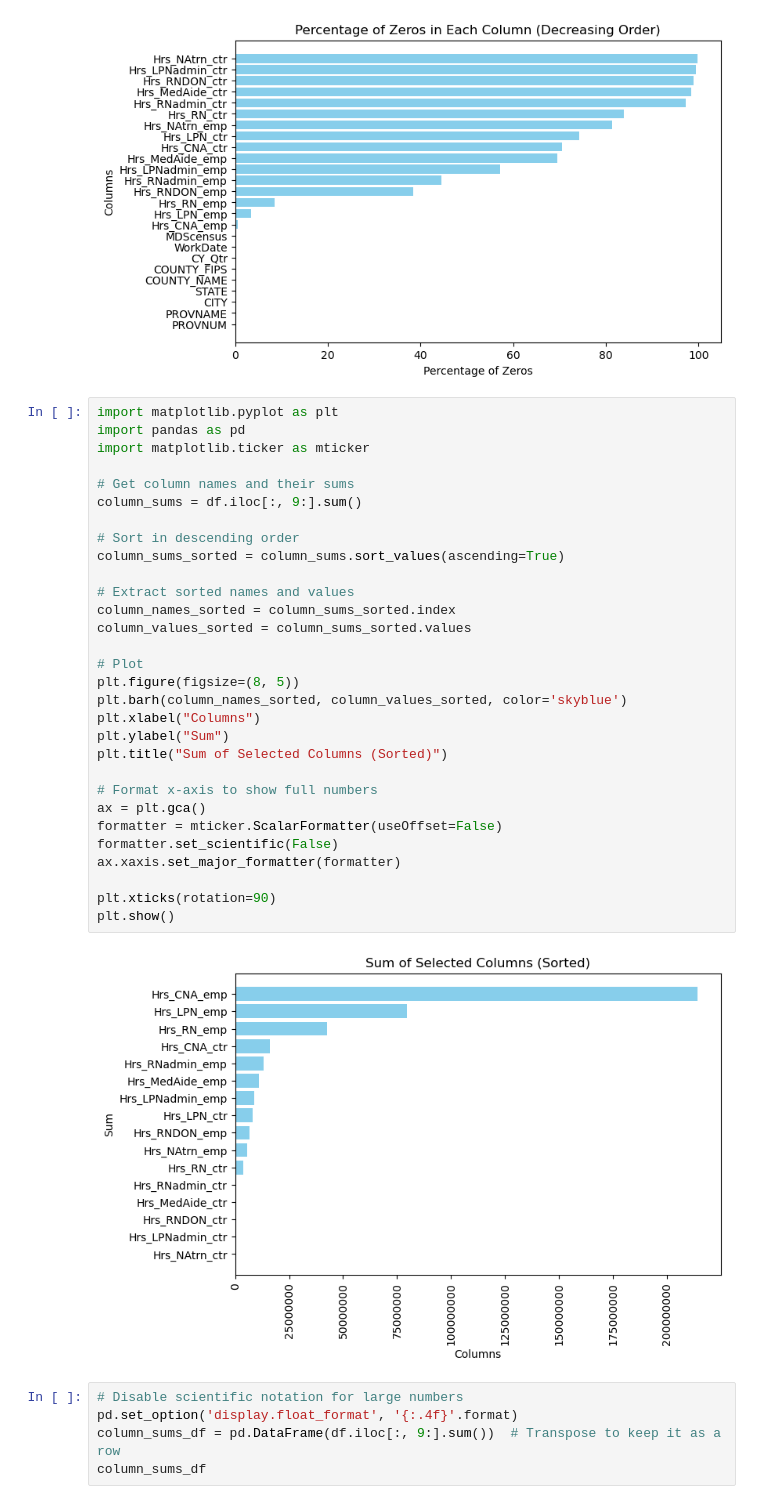
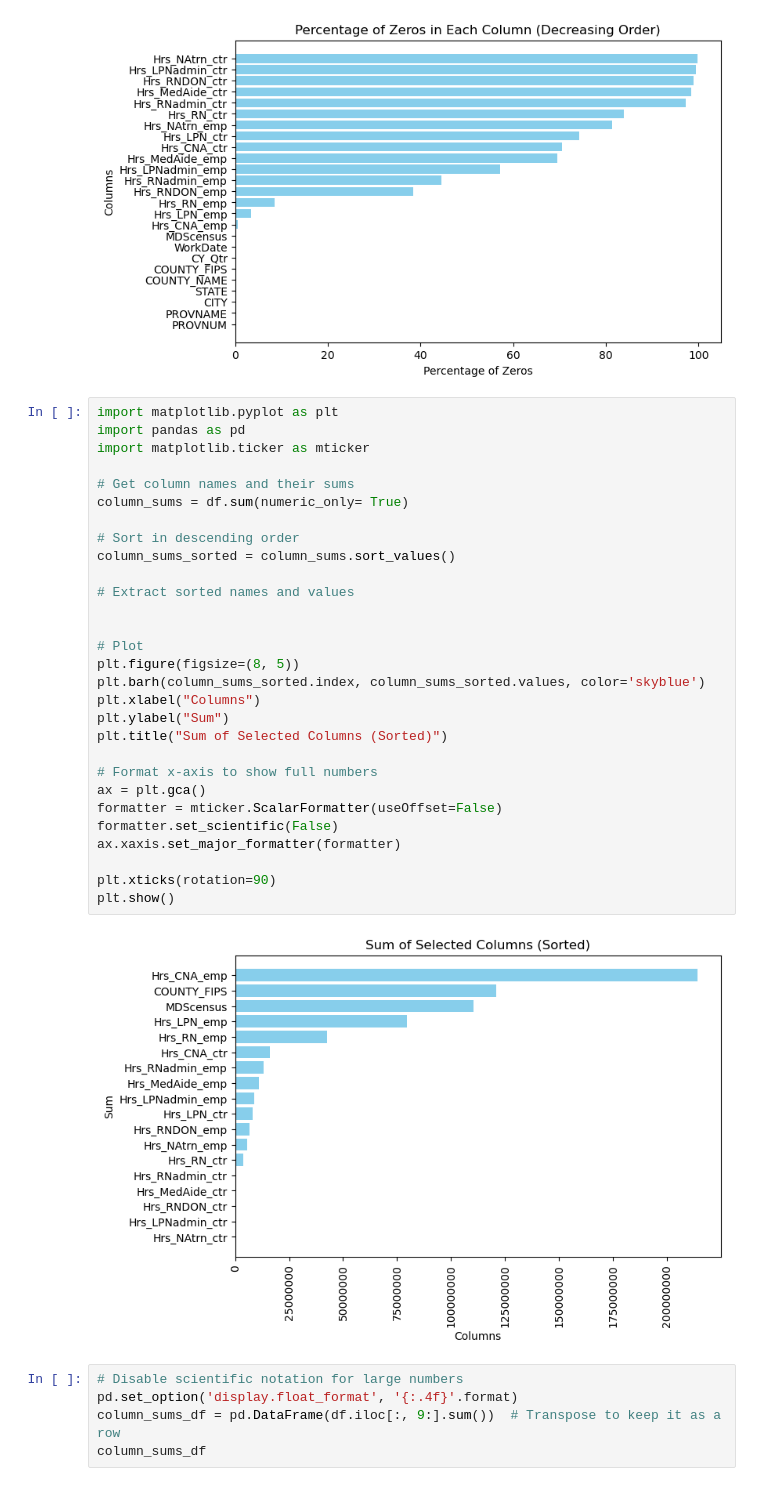
Before and after one commit to Gerardo361/Data-Exploratory-Analysis, a Jupyter notebook: Untitled12.ipynb, the cells around one changed output. Cells and saved outputs as stored; diff of their text form.

```diff
--- a/Untitled12.ipynb
+++ b/Untitled12.ipynb
@@ -45,35 +45,34 @@ plt.show()
 # %%
 import matplotlib.pyplot as plt
 import pandas as pd
 import matplotlib.ticker as mticker
 
 # Get column names and their sums
-column_sums = df.iloc[:, 9:].sum()
+column_sums = df.sum(numeric_only= True)
 
 # Sort in descending order
-column_sums_sorted = column_sums.sort_values(ascending=True)
+column_sums_sorted = column_sums.sort_values()
 
 # Extract sorted names and values
-column_names_sorted = column_sums_sorted.index
-column_values_sorted = column_sums_sorted.values
+
 
 # Plot
 plt.figure(figsize=(8, 5))
-plt.barh(column_names_sorted, column_values_sorted, color='skyblue')
+plt.barh(column_sums_sorted.index, column_sums_sorted.values, color='skyblue')
 plt.xlabel("Columns")
 plt.ylabel("Sum")
 plt.title("Sum of Selected Columns (Sorted)")
 
 # Format x-axis to show full numbers
 ax = plt.gca()
 formatter = mticker.ScalarFormatter(useOffset=False)
 formatter.set_scientific(False)
 ax.xaxis.set_major_formatter(formatter)
 
 plt.xticks(rotation=90)
 plt.show()
 # %% [output]
-[figure, old version]
+[figure, new version]
 # %%
 # Disable scientific notation for large numbers
 pd.set_option('display.float_format', '{:.4f}'.format)
```
